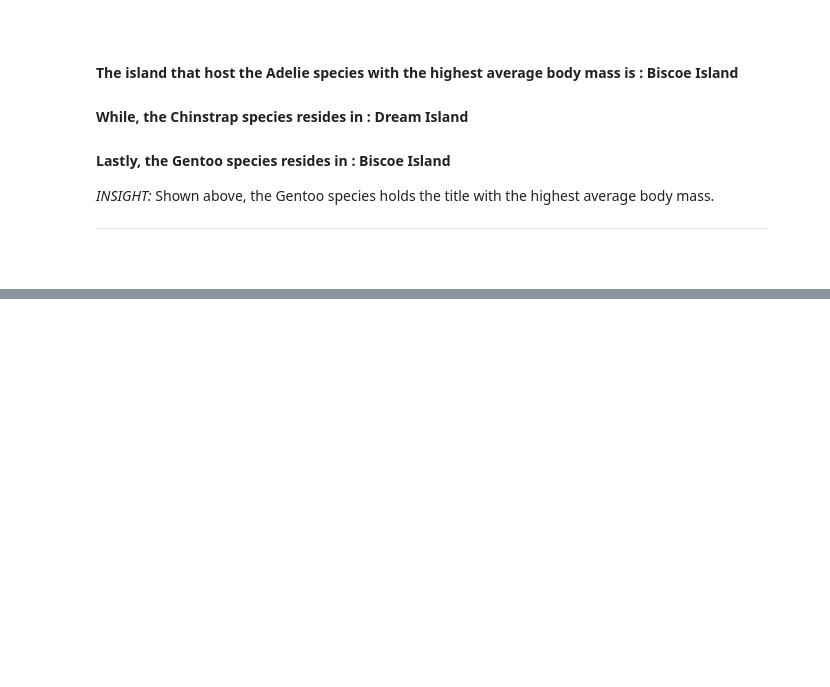
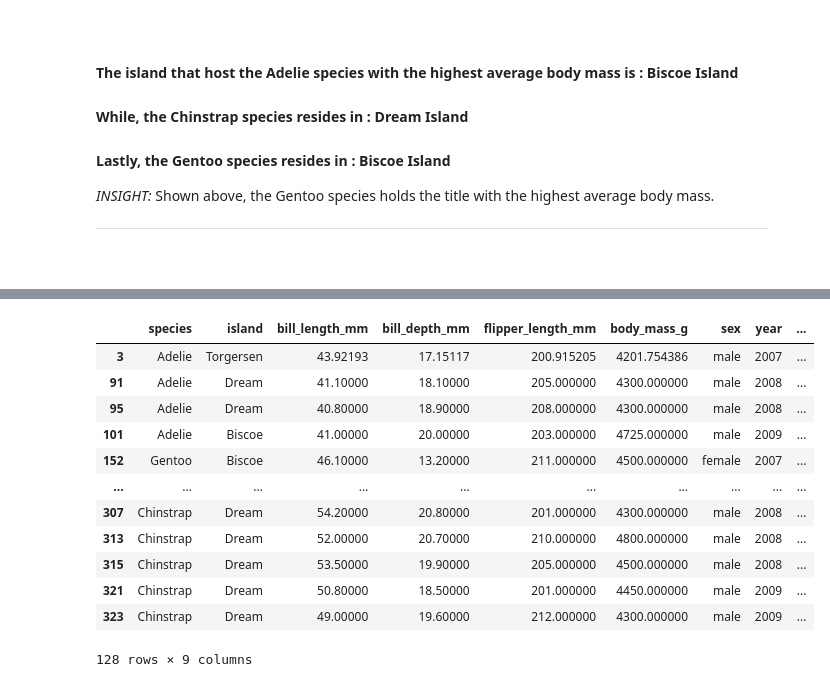
Before and after one commit to jayceemacaraig/ELEC303-DataAnalytics, a Jupyter notebook: ACTIVITY1.ipynb, the cells around one changed output, grey strips where cells are left out. Saved outputs shown, nothing was run; the diff lists cells and outputs as text; code cells hidden in the pictures; blank space fills up the shorter version.

```diff
--- a/ACTIVITY1.ipynb
+++ b/ACTIVITY1.ipynb
@@ -829,0 +923,21 @@ Name: mass_kg, dtype: float64
+# %%
+average_flipper = data['flipper_length_mm'].mean()
+average_mass = data['body_mass_g'].mean()
+
+
+penguin_with_average = data[(data['flipper_length_mm'] >= average_flipper) & (data['body_mass_g'] >= average_mass)]
+penguin_with_average
+# %% [output]
+|  | species | island | bill_length_mm | bill_depth_mm | flipper_length_mm | body_mass_g | sex | year | ... |
+| 3 | Adelie | Torgersen | 43.92193 | 17.15117 | 200.915205 | 4201.754386 | male | 2007 | ... |
+| 91 | Adelie | Dream | 41.10000 | 18.10000 | 205.000000 | 4300.000000 | male | 2008 | ... |
+| 95 | Adelie | Dream | 40.80000 | 18.90000 | 208.000000 | 4300.000000 | male | 2008 | ... |
+| 101 | Adelie | Biscoe | 41.00000 | 20.00000 | 203.000000 | 4725.000000 | male | 2009 | ... |
+| 152 | Gentoo | Biscoe | 46.10000 | 13.20000 | 211.000000 | 4500.000000 | female | 2007 | ... |
+| ... | ... | ... | ... | ... | ... | ... | ... | ... | ... |
+| 307 | Chinstrap | Dream | 54.20000 | 20.80000 | 201.000000 | 4300.000000 | male | 2008 | ... |
+| 313 | Chinstrap | Dream | 52.00000 | 20.70000 | 210.000000 | 4800.000000 | male | 2008 | ... |
+| 315 | Chinstrap | Dream | 53.50000 | 19.90000 | 205.000000 | 4500.000000 | male | 2008 | ... |
+| 321 | Chinstrap | Dream | 50.80000 | 18.50000 | 201.000000 | 4450.000000 | male | 2009 | ... |
+| 323 | Chinstrap | Dream | 49.00000 | 19.60000 | 212.000000 | 4300.000000 | male | 2009 | ... |
+128 rows × 9 columns
```
Also changed, not shown: parts of 21 cells of this notebook.
